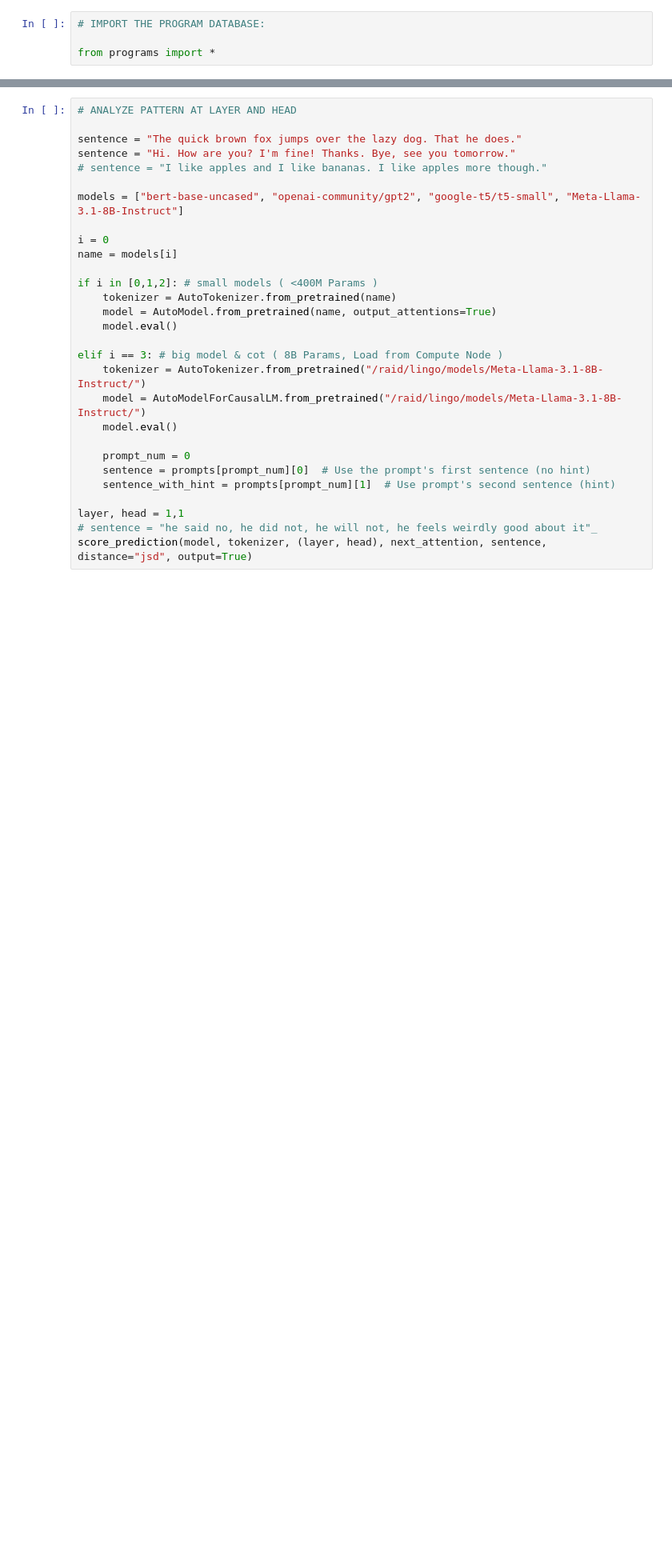
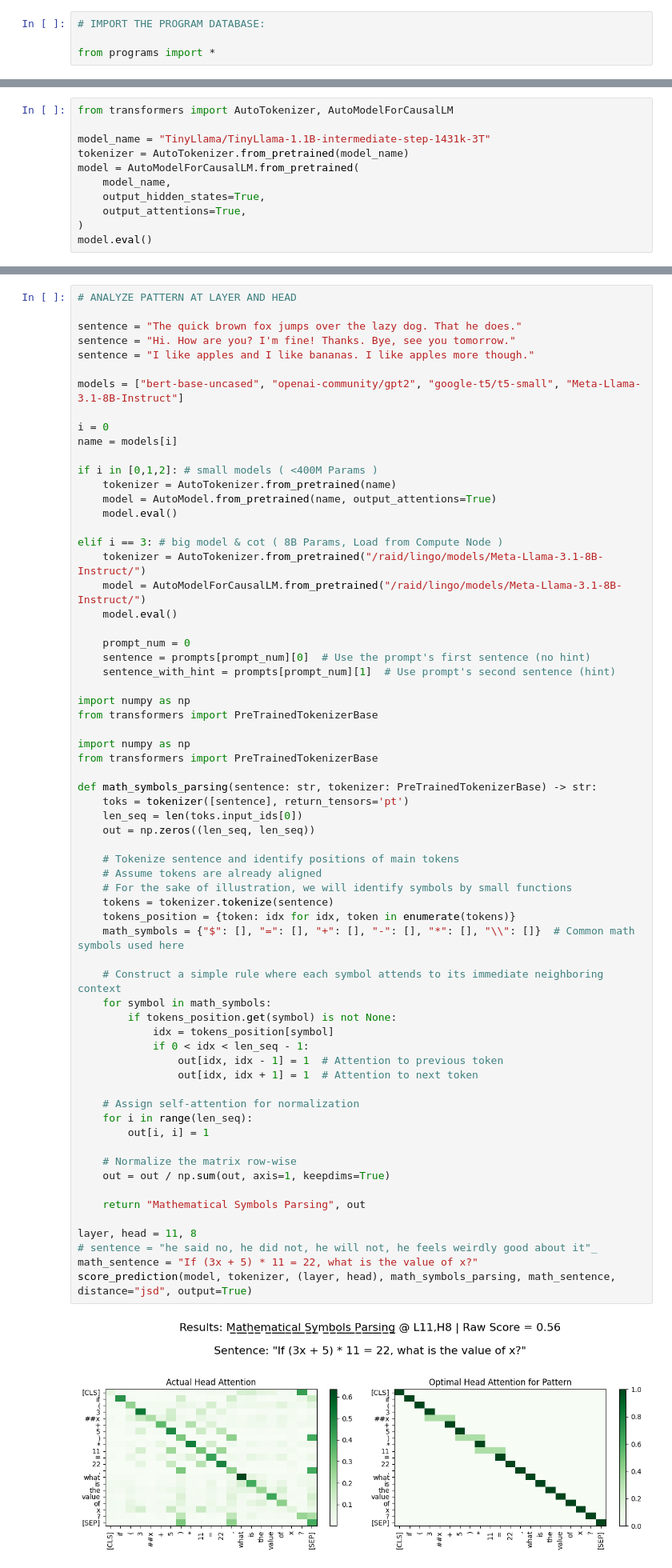
Before and after one commit to AmiriHayes/LLM-Interpretability, a Jupyter notebook: interpretability.ipynb, the cells around one changed output, grey strips where cells are left out. Shown at 80% size. Drawn from its saved outputs; the diff is of its cells as text; blank space fills up the shorter version.

```diff
--- a/interpretability.ipynb
+++ b/interpretability.ipynb
@@ -219,3 +310,14 @@ print(len(prompts), "relevant prompts loaded from math problems dataset.")
   Analysis Helper Functions
   <hr>
 </div>
+# %%
+from transformers import AutoTokenizer, AutoModelForCausalLM
+
+model_name = "TinyLlama/TinyLlama-1.1B-intermediate-step-1431k-3T"
+tokenizer = AutoTokenizer.from_pretrained(model_name)
+model = AutoModelForCausalLM.from_pretrained(
+    model_name,
+    output_hidden_states=True,
+    output_attentions=True,
+)
+model.eval()
@@ -222,29 +347,67 @@ print(len(prompts), "relevant prompts loaded from math problems dataset.")
 # %%
 # ANALYZE PATTERN AT LAYER AND HEAD
 
 sentence = "The quick brown fox jumps over the lazy dog. That he does."
 sentence = "Hi. How are you? I'm fine! Thanks. Bye, see you tomorrow."
-# sentence = "I like apples and I like bananas. I like apples more though."
+sentence = "I like apples and I like bananas. I like apples more though."
 
 models = ["bert-base-uncased", "openai-community/gpt2", "google-t5/t5-small", "Meta-Llama-3.1-8B-Instruct"]
 
 i = 0
 name = models[i]
 
 if i in [0,1,2]: # small models ( <400M Params )
     tokenizer = AutoTokenizer.from_pretrained(name)
     model = AutoModel.from_pretrained(name, output_attentions=True)
     model.eval()
 
 elif i == 3: # big model & cot ( 8B Params, Load from Compute Node )
     tokenizer = AutoTokenizer.from_pretrained("/raid/lingo/models/Meta-Llama-3.1-8B-Instruct/")
     model = AutoModelForCausalLM.from_pretrained("/raid/lingo/models/Meta-Llama-3.1-8B-Instruct/")
     model.eval()
 
     prompt_num = 0
     sentence = prompts[prompt_num][0]  # Use the prompt's first sentence (no hint)
     sentence_with_hint = prompts[prompt_num][1]  # Use prompt's second sentence (hint)
 
-layer, head = 1,1
+import numpy as np
+from transformers import PreTrainedTokenizerBase
+
+import numpy as np
+from transformers import PreTrainedTokenizerBase
+
+def math_symbols_parsing(sentence: str, tokenizer: PreTrainedTokenizerBase) -> str:
+    toks = tokenizer([sentence], return_tensors='pt')
+    len_seq = len(toks.input_ids[0])
+    out = np.zeros((len_seq, len_seq))
+
+    # Tokenize sentence and identify positions of main tokens
+    # Assume tokens are already aligned
+    # For the sake of illustration, we will identify symbols by small functions
+    tokens = tokenizer.tokenize(sentence)
+    tokens_position = {token: idx for idx, token in enumerate(tokens)}
+    math_symbols = {"$": [], "=": [], "+": [], "-": [], "*": [], "\\": []}  # Common math symbols used here
+
+    # Construct a simple rule where each symbol attends to its immediate neighboring context
+    for symbol in math_symbols:
+        if tokens_position.get(symbol) is not None:
+            idx = tokens_position[symbol]
+            if 0 < idx < len_seq - 1:
+                out[idx, idx - 1] = 1  # Attention to previous token
+                out[idx, idx + 1] = 1  # Attention to next token
+
+    # Assign self-attention for normalization
+    for i in range(len_seq):
+        out[i, i] = 1
+
+    # Normalize the matrix row-wise
+    out = out / np.sum(out, axis=1, keepdims=True)
+
+    return "Mathematical Symbols Parsing", out
+
+layer, head = 11, 8
 # sentence = "he said no, he did not, he will not, he feels weirdly good about it"_
-score_prediction(model, tokenizer, (layer, head), next_attention, sentence, distance="jsd", output=True)
+math_sentence = "If (3x + 5) * 11 = 22, what is the value of x?"
+score_prediction(model, tokenizer, (layer, head), math_symbols_parsing, math_sentence, distance="jsd", output=True)
+# %% [output]
+[figure, added]
```
Also changed, not shown: parts of 93 cells of this notebook.
